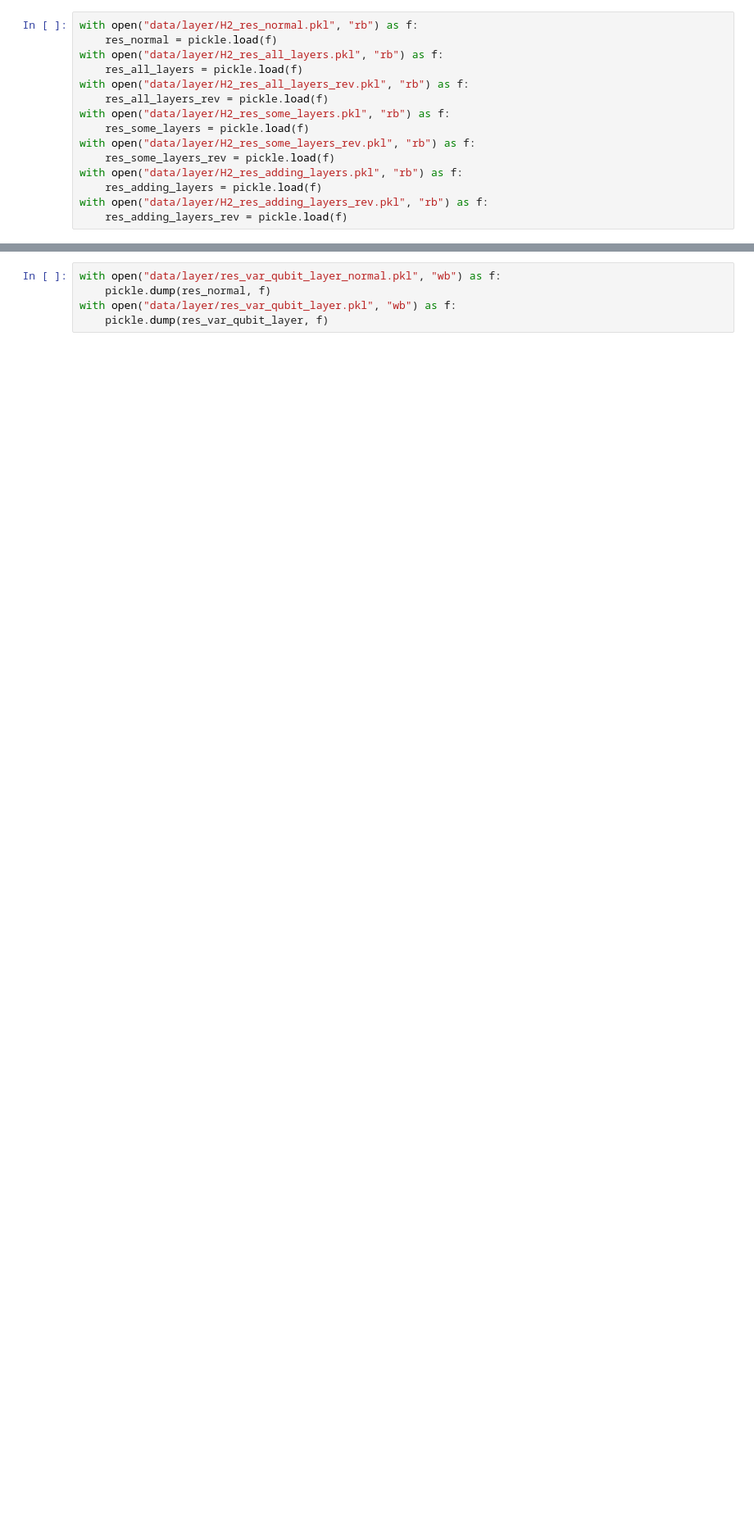
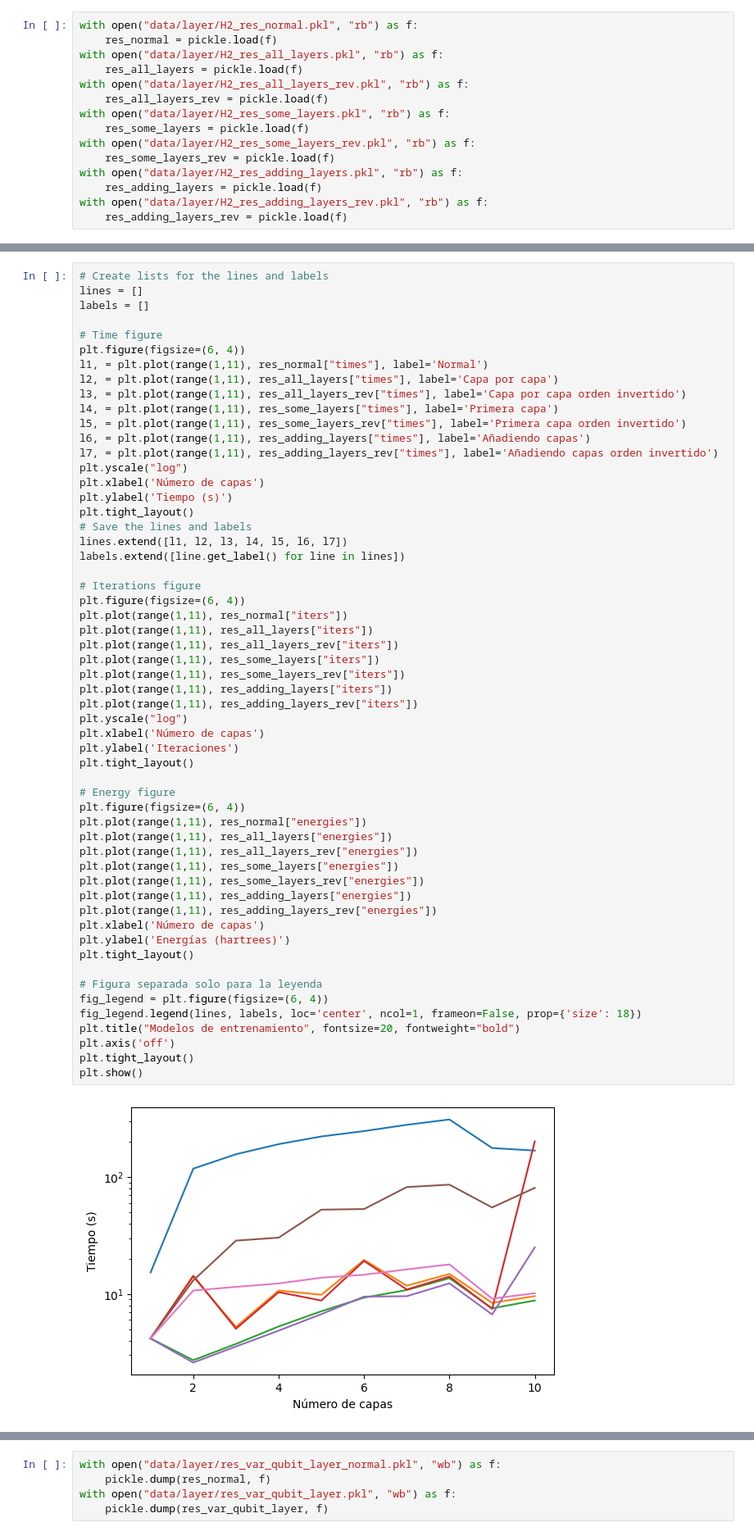
Before and after one commit to JLSM02/QML-Avoiding-BP, a Jupyter notebook: notebooks/VQE/BP_mitigation/layer_training.ipynb, the cells around one changed output, grey strips where cells are left out. Shown at 82% size. Drawn from its saved outputs; the diff is of its cells as text; blank space fills up the shorter version.

```diff
--- a/notebooks/VQE/BP_mitigation/layer_training.ipynb
+++ b/notebooks/VQE/BP_mitigation/layer_training.ipynb
@@ -146,0 +103,58 @@ plt.plot()
+# %%
+# Create lists for the lines and labels
+lines = []
+labels = []
+
+# Time figure
+plt.figure(figsize=(6, 4))
+l1, = plt.plot(range(1,11), res_normal["times"], label='Normal')
+l2, = plt.plot(range(1,11), res_all_layers["times"], label='Capa por capa')
+l3, = plt.plot(range(1,11), res_all_layers_rev["times"], label='Capa por capa orden invertido')
+l4, = plt.plot(range(1,11), res_some_layers["times"], label='Primera capa')
+l5, = plt.plot(range(1,11), res_some_layers_rev["times"], label='Primera capa orden invertido')
+l6, = plt.plot(range(1,11), res_adding_layers["times"], label='Añadiendo capas')
+l7, = plt.plot(range(1,11), res_adding_layers_rev["times"], label='Añadiendo capas orden invertido')
+plt.yscale("log")
+plt.xlabel('Número de capas')
+plt.ylabel('Tiempo (s)')
+plt.tight_layout()
+# Save the lines and labels
+lines.extend([l1, l2, l3, l4, l5, l6, l7])
+labels.extend([line.get_label() for line in lines])
+
+# Iterations figure
+plt.figure(figsize=(6, 4))
+plt.plot(range(1,11), res_normal["iters"])
+plt.plot(range(1,11), res_all_layers["iters"])
+plt.plot(range(1,11), res_all_layers_rev["iters"])
+plt.plot(range(1,11), res_some_layers["iters"])
+plt.plot(range(1,11), res_some_layers_rev["iters"])
+plt.plot(range(1,11), res_adding_layers["iters"])
+plt.plot(range(1,11), res_adding_layers_rev["iters"])
+plt.yscale("log")
+plt.xlabel('Número de capas')
+plt.ylabel('Iteraciones')
+plt.tight_layout()
+
+# Energy figure
+plt.figure(figsize=(6, 4))
+plt.plot(range(1,11), res_normal["energies"])
+plt.plot(range(1,11), res_all_layers["energies"])
+plt.plot(range(1,11), res_all_layers_rev["energies"])
+plt.plot(range(1,11), res_some_layers["energies"])
+plt.plot(range(1,11), res_some_layers_rev["energies"])
+plt.plot(range(1,11), res_adding_layers["energies"])
+plt.plot(range(1,11), res_adding_layers_rev["energies"])
+plt.xlabel('Número de capas')
+plt.ylabel('Energías (hartrees)')
+plt.tight_layout()
+
+# Figura separada solo para la leyenda
+fig_legend = plt.figure(figsize=(6, 4))
+fig_legend.legend(lines, labels, loc='center', ncol=1, frameon=False, prop={'size': 18})
+plt.title("Modelos de entrenamiento", fontsize=20, fontweight="bold")
+plt.axis('off')
+plt.tight_layout()
+plt.show()
+# %% [output]
+[figure, added]
```
Also changed, not shown: parts of 5 cells of this notebook, 4 other files.
